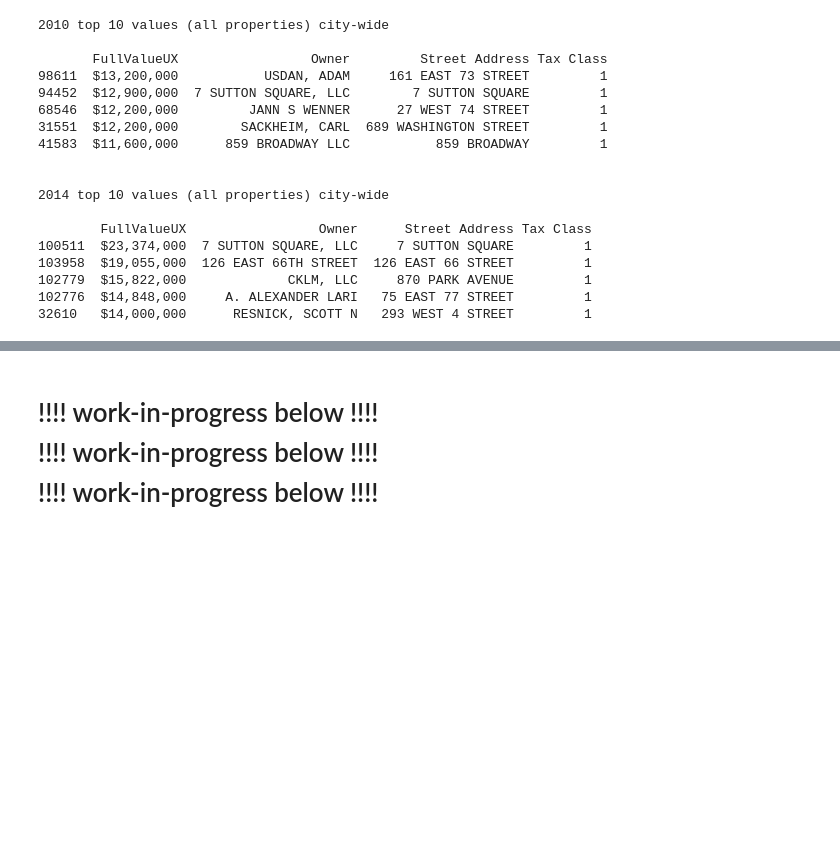
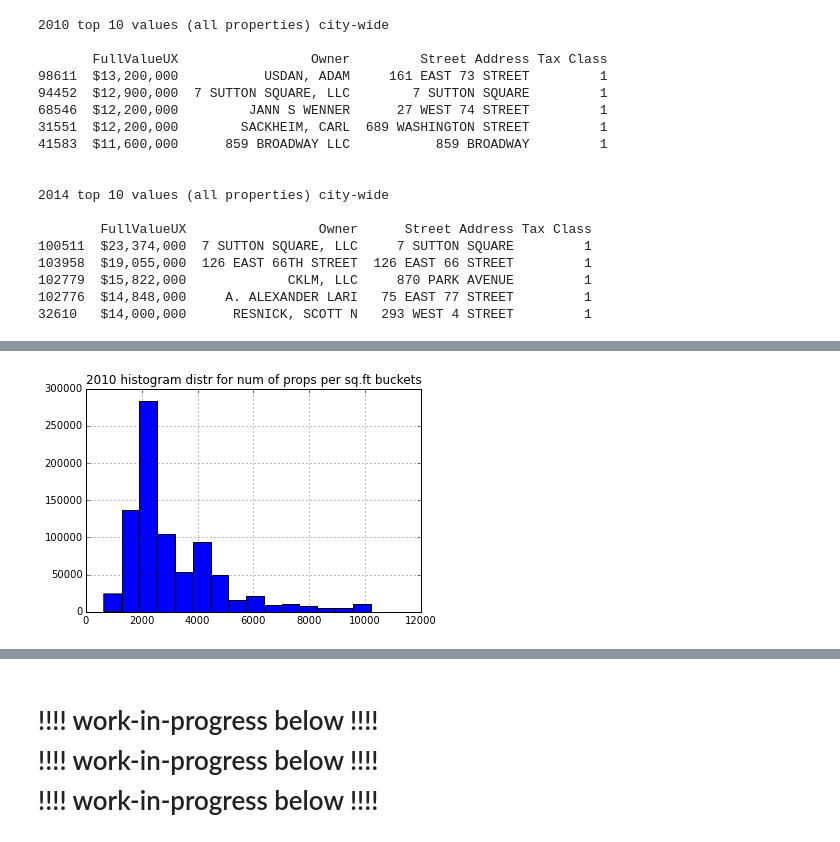
Before and after one commit to jdsketches/data_playground, a Jupyter notebook: enigma_2010_vs_2014_nyc_props.ipynb, the cells around one changed output, grey strips where cells are left out. Saved outputs shown, nothing was run; the diff lists cells and outputs as text; code cells hidden in the pictures; blank space fills up the shorter version.

Commit message:
enigma_nyc_properties: added a few more cases to 2010 vs. 2014 notebook

```diff
--- a/enigma_2010_vs_2014_nyc_props.ipynb
+++ b/enigma_2010_vs_2014_nyc_props.ipynb
@@ -491,0 +575,82 @@ print("\n\n2014 top 10 values (all properties) city-wide\n\n{}".format(
+# %%
+for dfinfo in _subdfs():
+    print("*"*40)
+    print("***** Sq.Ft analysis for year {} *****".format(dfinfo.year))
+    print("\n")
+
+    df = dfinfo.dfsub
+    print("Reminder: total number or properties in dataset: {:,}".format(df.shape[0]))
+    print("Unique Sq.Ft values: {:,}".format(len(df.SquareFt.unique())))
+
+
+    ##### start of finding lower/upper bounds
+    print("\n")
+    print("Drop unreasonably low/high values (0, incorrect, unrepresentative)")
+    print("Explore quantiles (e.g. find first (> 500) and (< 12k) sqft) properties.")
+    MIN_TARGET_SQFT, MAX_TARGET_SQFT = (500, 12000)
+    QUANTILE_DELTA_STEP = 0.01
+
+    # find min/lower bound quantile value
+    min_sq_ft = 0.10
+    current_sq_ft = df.SquareFt.quantile(min_sq_ft)
+    while current_sq_ft < MIN_TARGET_SQFT:
+        min_sq_ft += QUANTILE_DELTA_STEP
+        current_sq_ft = df.SquareFt.quantile(min_sq_ft)
+        print("...Looking for lower quantile value -> @ quant={:.2}, sq.ft={}".format(
+            min_sq_ft-QUANTILE_DELTA_STEP, current_sq_ft))
+    print("-> Found lower quantile value: {:.2} -> sq.ft={}\n".format(
+        min_sq_ft, current_sq_ft))
+
+    # find max/upper bound quantile value
+    max_sq_ft = 0.99
+    current_sq_ft = df.SquareFt.quantile(max_sq_ft)
+    while current_sq_ft > MAX_TARGET_SQFT:
+        max_sq_ft -= QUANTILE_DELTA_STEP
+        current_sq_ft = df.SquareFt.quantile(max_sq_ft)
+        print("...Looking for upper quantile value -> @ quant={:.2}, sq.ft={}".format(
+            max_sq_ft+QUANTILE_DELTA_STEP, current_sq_ft))
+    print("-> Found upper quantile value: {:.2} -> sq.ft={}\n".format(
+        max_sq_ft, current_sq_ft))
+
+    print("Use the ({:.2} -> {:.2}) range. Create subset dataframe with just these rows".format(
+        min_sq_ft, max_sq_ft))
+
+    df_sqft = df[(df.SquareFt >= df.SquareFt.quantile(min_sq_ft)) &
+                 (df.SquareFt <= df.SquareFt.quantile(max_sq_ft))]
+
+    print()
+    print("Comparison of nuber of rows in full vs. f(sqft reduced) datasets")
+    print("Num rows: full: {:,} vs. drop sq.ft tails: {:,}".format(
+        df.SquareFt.shape[0], df_sqft.SquareFt.shape[0]))
+
+
+    print()
+    print("Add a column that classifies each property's square footage into a more coarse per-1000 SqFt bucket.")
+    df_sqft["sf1000"] = (df_sqft.SquareFt // 1000 * 1000)
+    print("Overall dataset has {} per-1000 buckets".format(
+        len(df_sqft.sf1000.unique())))
+
+
+    print()
+    print("Visualize where these sq. ft buckets lie: see histogram at the bottom of the cell)")
+    from matplotlib import pyplot as plt
+    fig = plt.figure()
+    #ax = df_sqft.sf1000.hist(bins=15)
+    ax = df_sqft.SquareFt.hist(bins=15)
+    ax.set_title("{} histogram distr for num of props per sq.ft buckets".format(
+        dfinfo.year))
+
+    ### yeah, finally get to learn about and use the "unstack"
+    ### see examples in subsequent cells
+    print()
+    print("And now, create some groups that contain the median/max assessed values\n"
+          "for each per-zip, per-1000 sq.ft bucket. We'll use these groupings in the next cells.")
+    dfgrp_sqf_median = df_sqft.groupby(["Zip", "sf1000"]).median()[["Full Value"]].unstack("sf1000")
+    dfgrp_sqf_max = df_sqft.groupby(["Zip", "sf1000"]).max()[["Full Value"]].unstack("sf1000")
+
+    # save them in the global datasets info
+    datasets_info[dfinfo.year]["dfgrp_sqf_median"] = dfgrp_sqf_median
+    datasets_info[dfinfo.year]["dfgrp_sqf_max"] = dfgrp_sqf_max
+
+    print("\n"*3)
+# %% [output]
@@ -491,0 +678 @@ print("\n\n2014 top 10 values (all properties) city-wide\n\n{}".format(
+[figure, added]
```
Also changed, not shown: parts of 29 cells of this notebook.
